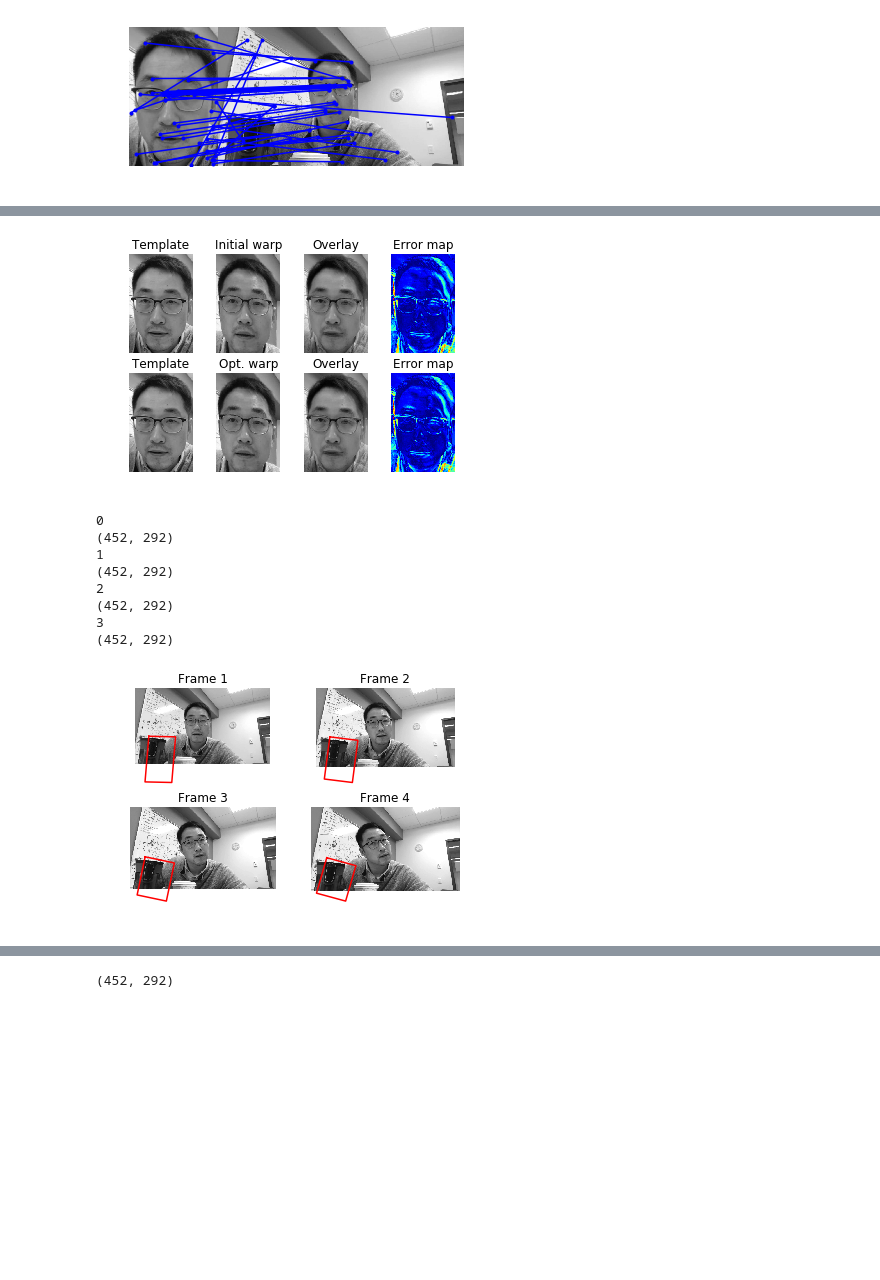
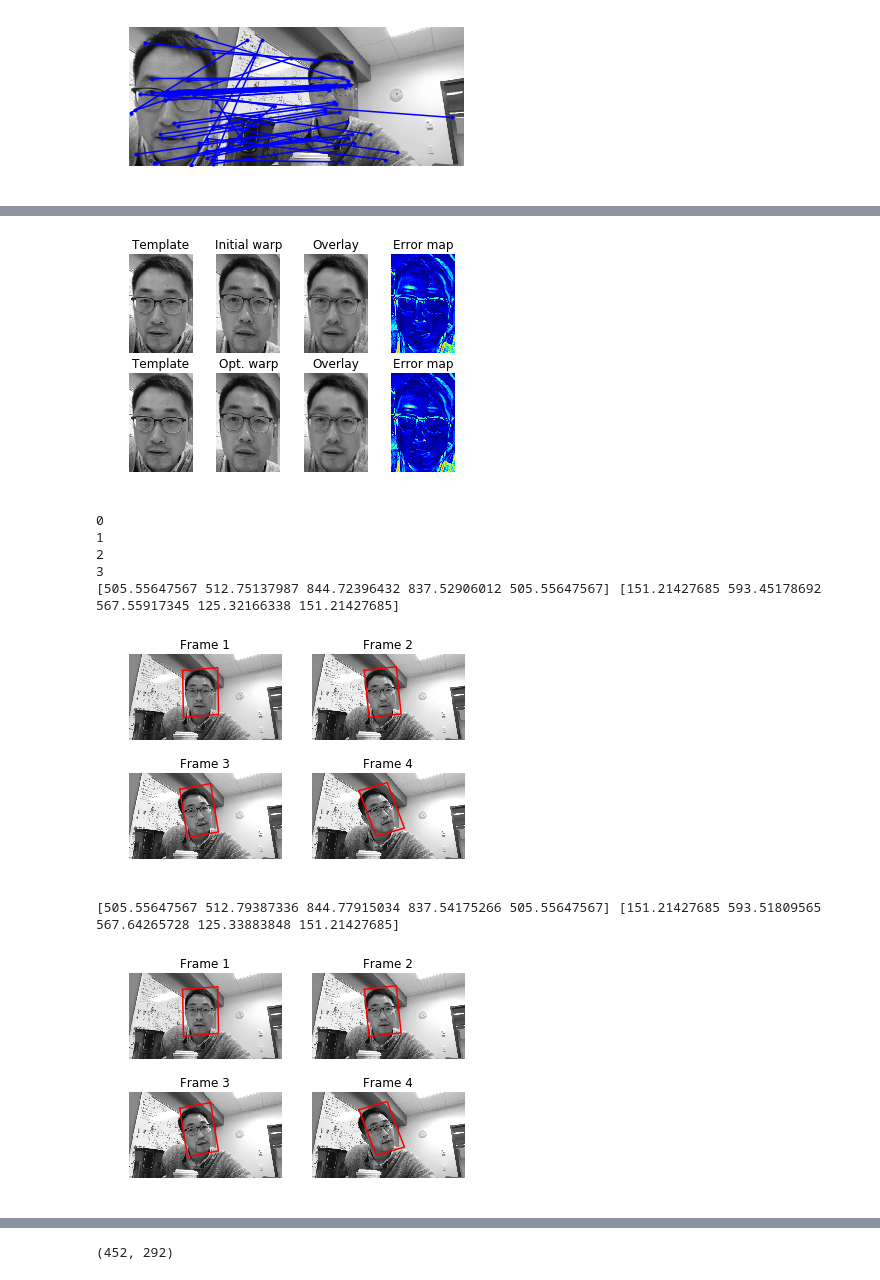
Before and after one commit to djzts/CSCI5561, a Jupyter notebook: hw2/Reg.ipynb, the cells around one changed output, grey strips where cells are left out. Saved outputs shown, nothing was run; the diff lists cells and outputs as text; code cells hidden in the pictures; blank space fills up the shorter version.

```diff
--- a/hw2/Reg.ipynb
+++ b/hw2/Reg.ipynb
@@ -302,6 +303,7 @@ def track_multi_frames(template, img_list):
     template_updated = template  # initialize templete as given template
 
     A_list=[]
+    A_align_list=[]
     template_list = []
 
     template_list.append(template_updated)
@@ -316,9 +318,11 @@ def track_multi_frames(template, img_list):
 
         A_aligned = align_image(template_updated, input_frame, A)  # optimize A matrix
 
-        A_list.append(A_aligned)  # store it for the frame
+        A_list.append(A)
 
-        template_updated =  warp_image(input_frame, A, template_updated.shape) # warp image as template for the next frame
+        A_align_list.append(A_aligned) # store it for the frame
+
+        template_updated =  warp_image(input_frame, A_aligned, template_updated.shape) # warp image as template for the next frame
 
         plt.imshow(template_updated, cmap='gray', vmin=0, vmax=255)
 
@@ -330,17 +334,19 @@ def track_multi_frames(template, img_list):
 
         #print(np.min(template_updated ))
 
-    return A_list, template_list
+    return A_list,A_align_list, template_list
 # %%
 def visualize_track_multi_frames(template, img_list, A_list):
     bbox_list = []
     for A in A_list:
-        boundary_t = np.hstack((np.array([[0, 0], [template.shape[1], 0], [template.shape[1], template.shape[0]],
-                                        [0, template.shape[0]], [0, 0]]), np.ones((5, 1)))) @ A[:2, :].T
-        bbox_list.append(boundary_t)
+        boundary_t = np.hstack((np.array([[0, 0], [template.shape[0], 0], [template.shape[0], template.shape[1]],
+                                        [0, template.shape[1]], [0, 0]]), np.ones((5, 1)))) @ A[:2, :].T
+
+        bbox_list.append(np.fliplr(boundary_t))
 
     plt.subplot(221)
     plt.imshow(img_list[0], cmap='gray')
+    print(bbox_list[0][:, 0],bbox_list[0][:, 1])
     plt.plot(bbox_list[0][:, 0], bbox_list[0][:, 1], 'r')
     plt.title('Frame 1')
     plt.axis('off')
@@ -380,7 +386,8 @@ if __name__ == '__main__':
     A_refined = align_image(template, target_list[0], A)
     visualize_align_image(template, target_list[0], A, A_refined)
 
-    A_list,t_list = track_multi_frames(template, target_list)
+    A_list,A_align_list,t_list = track_multi_frames(template, target_list)
     visualize_track_multi_frames(template, target_list, A_list)
+    visualize_track_multi_frames(template, target_list, A_align_list)
 # %% [output]
 [figure]
@@ -388,10 +395,9 @@ if __name__ == '__main__':
-[figure, old version]
+[figure, new version]
 0
-(452, 292)
 1
-(452, 292)
 2
-(452, 292)
 3
-(452, 292)
+[505.55647567 512.75137987 844.72396432 837.52906012 505.55647567] [151.21427685 593.45178692 567.55917345 125.32166338 151.21427685]
-[figure, old version]
+[figure, new version]
+[505.55647567 512.79387336 844.77915034 837.54175266 505.55647567] [151.21427685 593.51809565 567.64265728 125.33883848 151.21427685]
+[figure, added]
```
Also changed, not shown: parts of 7 cells of this notebook.
